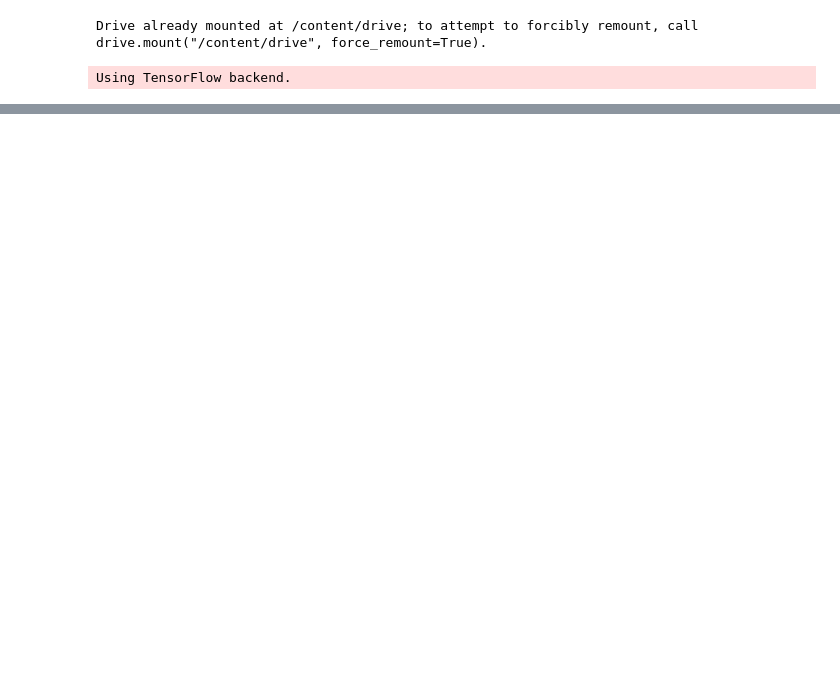
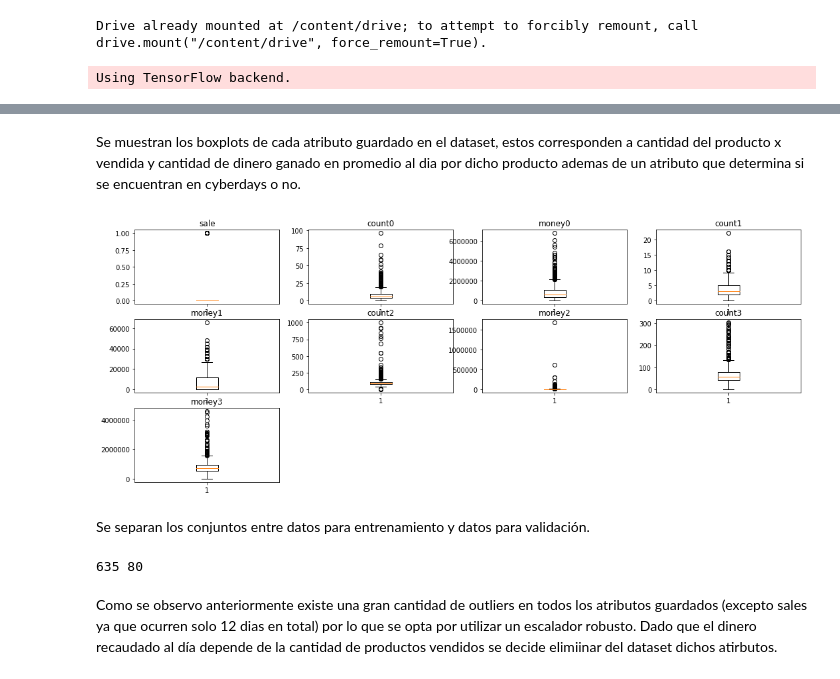
Before and after one commit to AHRojo/ann2, a Jupyter notebook: Pregunta_0.ipynb, the cells around one changed output, grey strips where cells are left out. Drawn from its saved outputs; the diff is of its cells as text; code cells hidden in the pictures; blank space fills up the shorter version.

```diff
--- a/Pregunta_0.ipynb
+++ b/Pregunta_0.ipynb
@@ -246,0 +113,27 @@ W0801 22:42:43.536108 140455745533824 deprecation_wrapper.py:119] From /usr/loca
+# %% [markdown]
+Se muestran los boxplots de cada atributo guardado en el dataset, estos corresponden a cantidad del producto x vendida y cantidad de dinero ganado en promedio al dia por dicho producto ademas de un atributo que determina si se encuentran en cyberdays o no.
+# %%
+columns_names = df.columns.values
+plt.figure(figsize=(18, 7))
+
+for i in range(len(columns_names)):
+    plt.subplot(3, 4, i+1)
+    plt.boxplot(df[columns_names[i]].values)
+    plt.title(columns_names[i])
+
+plt.show()
+# %% [output]
+[figure, added]
+# %% [markdown]
+Se separan los conjuntos entre datos para entrenamiento y datos para validación.
+# %%
+#We separate our data into train and test data
+#500 days will be for training and 215 for testing
+trainData = df[:635]
+testData = df[635:]
+
+print(len(trainData), len(testData))
+# %% [output]
+635 80
+# %% [markdown]
+Como se observo anteriormente existe una gran cantidad de outliers en todos los atributos guardados (excepto sales ya que ocurren solo 12 dias en total) por lo que se opta por utilizar un escalador robusto. Dado que el dinero recaudado al día depende de la cantidad de productos vendidos se decide elimiinar del dataset dichos atirbutos.
```
Also changed, not shown: parts of 78 cells of this notebook.
